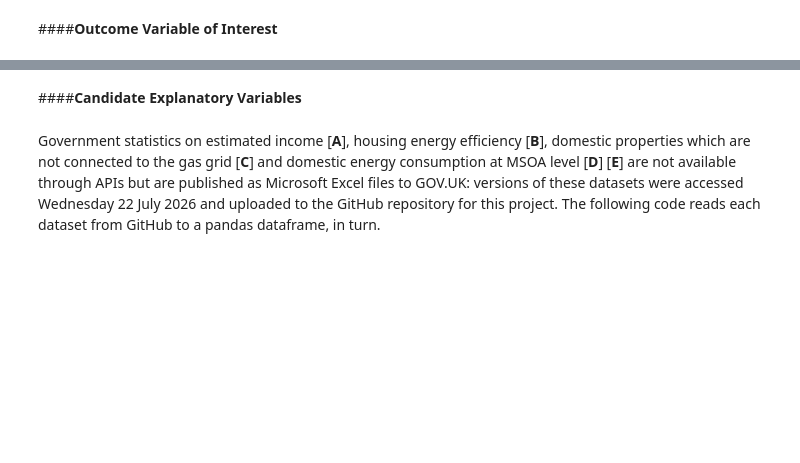
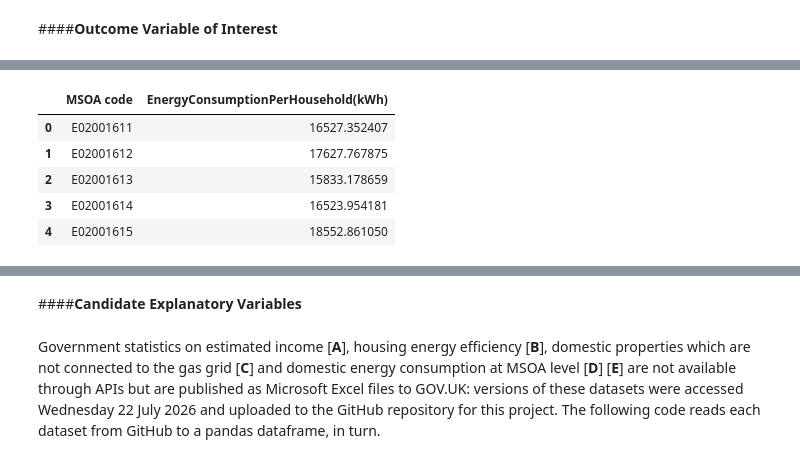
Before and after one commit to jwsn8667/GEOG5003M, a Jupyter notebook: GEOG5003_A2_201913950.ipynb, the cells around one changed output, grey strips where cells are left out. Drawn from its saved outputs; the diff is of its cells as text; code cells hidden in the pictures; blank space fills up the shorter version.

```diff
--- a/GEOG5003_A2_201913950.ipynb
+++ b/GEOG5003_A2_201913950.ipynb
@@ -50,0 +149,19 @@ A single UK local authority district is taken as the study area, the City of She
+# %%
+## Load counts of households per MSOA from nomis API, merge with the Sheffield energy consumption dataset on an inner join and calculate the variable of interest, 'Total Energy Consumption per Household (kWh)'.
+Sheff_HholdsCount = pd.read_csv('https://www.nomisweb.co.uk/api/v01/dataset/NM_2072_1.data.csv?date=latest&geography=637535754...637535818,637540760,637540800,637540801,637540824,637540825&c2021_tenure_9=0&measures=20100&select=geography_code,obs_value')
+
+Sheff_HholdsEnergy = Sheff_EnergyUse.merge(Sheff_HholdsCount, how='inner', left_on='MSOA code', right_on='GEOGRAPHY_CODE')
+
+Sheff_HholdsEnergy['EnergyConsumptionPerHousehold(kWh)'] = Sheff_HholdsEnergy['TotalEnergyConsumption(kWh)']/Sheff_HholdsEnergy['OBS_VALUE']
+
+Sheff_HholdsEnergy = Sheff_HholdsEnergy[['MSOA code','EnergyConsumptionPerHousehold(kWh)']]
+
+## Display the first five records in the dataframe
+Sheff_HholdsEnergy.head()
+# %% [output]
+|  | MSOA code | EnergyConsumptionPerHousehold(kWh) |
+| 0 | E02001611 | 16527.352407 |
+| 1 | E02001612 | 17627.767875 |
+| 2 | E02001613 | 15833.178659 |
+| 3 | E02001614 | 16523.954181 |
+| 4 | E02001615 | 18552.861050 |
```
Also changed, not shown: parts of 16 cells of this notebook.
